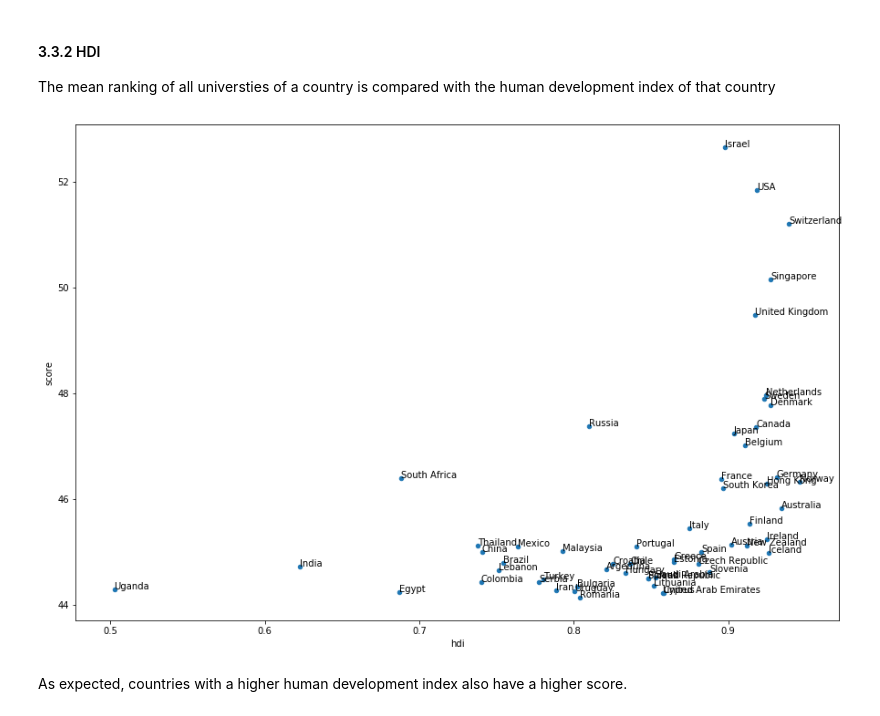
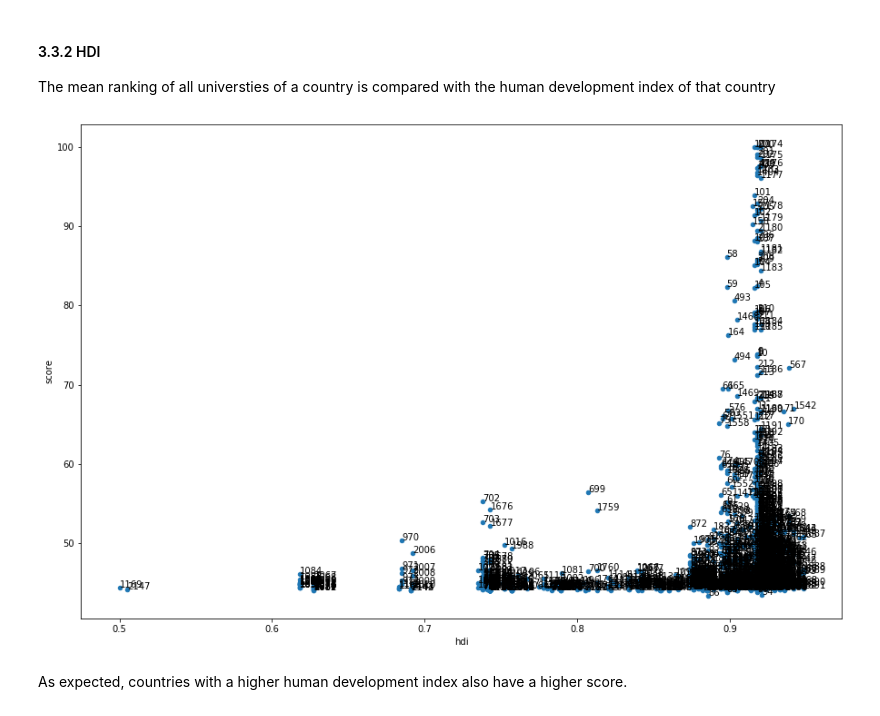
Before and after one commit to AjayvirS/uni-ranking, a Jupyter notebook: EX3_final.ipynb, the cells around one changed output. Cells and saved outputs as stored; diff of their text form; code cells hidden in the pictures.

```diff
--- a/EX3_final.ipynb
+++ b/EX3_final.ipynb
@@ -709,24 +703,24 @@ The mean ranking of all universties of a country is compared with the human deve
 # %%
 #check how HDI of countries correlates with rankings
 
 #calculate mean world rank
 
-cwur_hdi_mean = cwur_hdi.groupby("country").mean()
+cwur_hdi_mean = cwur_hdi
 
 fig, ax = plt.subplots()
 cwur_hdi_mean.plot("hdi", "score", kind="scatter",
              figsize = (15,10), ax=ax)
 
 for k, v in cwur_hdi_mean.iterrows():
     x = v["hdi"]
     y = v["score"]
     ax.annotate(k, (x,y))
 
 plt.show()
 
 fig.savefig('graphs/hdi_score_scatter', bbox_inches = 'tight')
 # %% [output]
-[figure, old version]
+[figure, new version]
 # %% [markdown]
 As expected, countries with a higher human development index also have a higher score.
 # %% [markdown]
```
Also changed, not shown: parts of 19 cells of this notebook, 21 other files.
